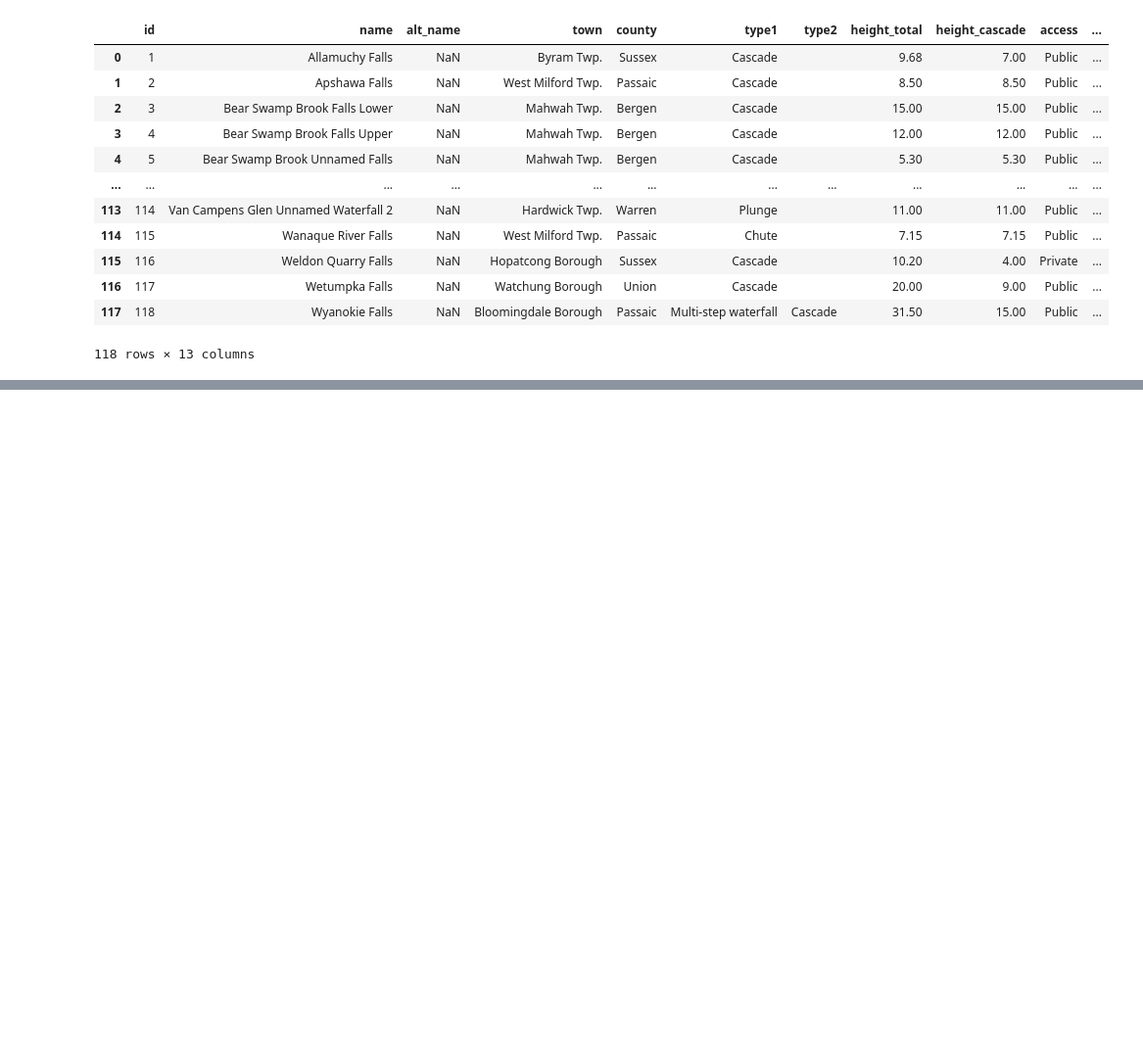
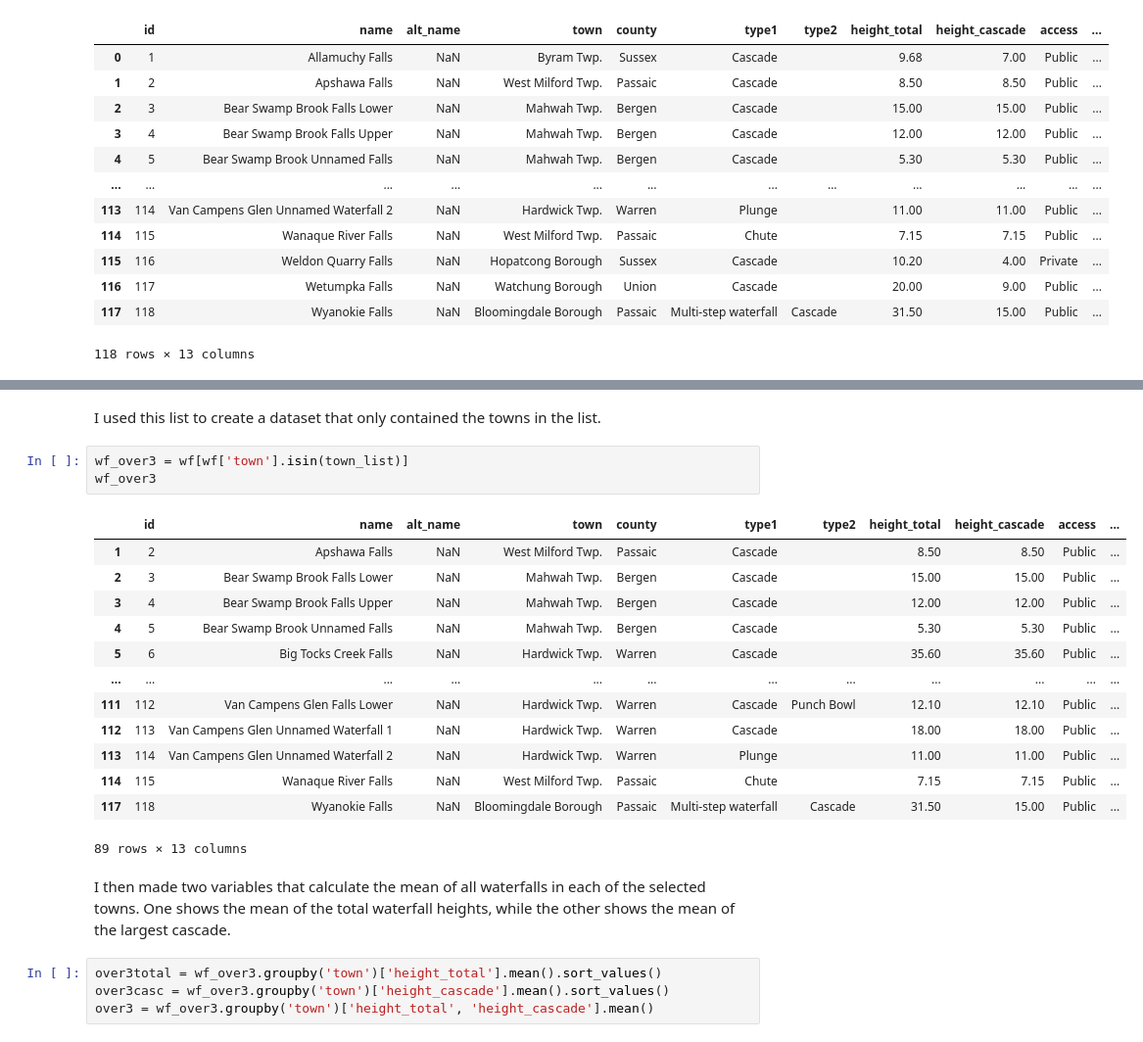
Before and after one commit to elizt0111/Project-Final, a Jupyter notebook: ProjFinal.ipynb, the cells around one changed output, grey strips where cells are left out. Shown at 98% size. Drawn from its saved outputs; the diff is of its cells as text; blank space fills up the shorter version.

```diff
--- a/ProjFinal.ipynb
+++ b/ProjFinal.ipynb
@@ -220,0 +286,25 @@ wf
+# %% [markdown]
+I used this list to create a dataset that only contained the towns in the list.
+# %%
+wf_over3 = wf[wf['town'].isin(town_list)]
+wf_over3
+# %% [output]
+|  | id | name | alt_name | town | county | type1 | type2 | height_total | height_cascade | access | ... |
+| 1 | 2 | Apshawa Falls | NaN | West Milford Twp. | Passaic | Cascade |  | 8.50 | 8.50 | Public | ... |
+| 2 | 3 | Bear Swamp Brook Falls Lower | NaN | Mahwah Twp. | Bergen | Cascade |  | 15.00 | 15.00 | Public | ... |
+| 3 | 4 | Bear Swamp Brook Falls Upper | NaN | Mahwah Twp. | Bergen | Cascade |  | 12.00 | 12.00 | Public | ... |
+| 4 | 5 | Bear Swamp Brook Unnamed Falls | NaN | Mahwah Twp. | Bergen | Cascade |  | 5.30 | 5.30 | Public | ... |
+| 5 | 6 | Big Tocks Creek Falls | NaN | Hardwick Twp. | Warren | Cascade |  | 35.60 | 35.60 | Public | ... |
+| ... | ... | ... | ... | ... | ... | ... | ... | ... | ... | ... | ... |
+| 111 | 112 | Van Campens Glen Falls Lower | NaN | Hardwick Twp. | Warren | Cascade | Punch Bowl | 12.10 | 12.10 | Public | ... |
+| 112 | 113 | Van Campens Glen Unnamed Waterfall 1 | NaN | Hardwick Twp. | Warren | Cascade |  | 18.00 | 18.00 | Public | ... |
+| 113 | 114 | Van Campens Glen Unnamed Waterfall 2 | NaN | Hardwick Twp. | Warren | Plunge |  | 11.00 | 11.00 | Public | ... |
+| 114 | 115 | Wanaque River Falls | NaN | West Milford Twp. | Passaic | Chute |  | 7.15 | 7.15 | Public | ... |
+| 117 | 118 | Wyanokie Falls | NaN | Bloomingdale Borough | Passaic | Multi-step waterfall | Cascade | 31.50 | 15.00 | Public | ... |
+89 rows × 13 columns
+# %% [markdown]
+I then made two variables that calculate the mean of all waterfalls in each of the selected towns. One shows the mean of the total waterfall heights, while the other shows the mean of the largest cascade.
+# %%
+over3total = wf_over3.groupby('town')['height_total'].mean().sort_values()
+over3casc = wf_over3.groupby('town')['height_cascade'].mean().sort_values()
+over3 = wf_over3.groupby('town')['height_total', 'height_cascade'].mean()
```
Also changed, not shown: parts of 19 cells of this notebook.
